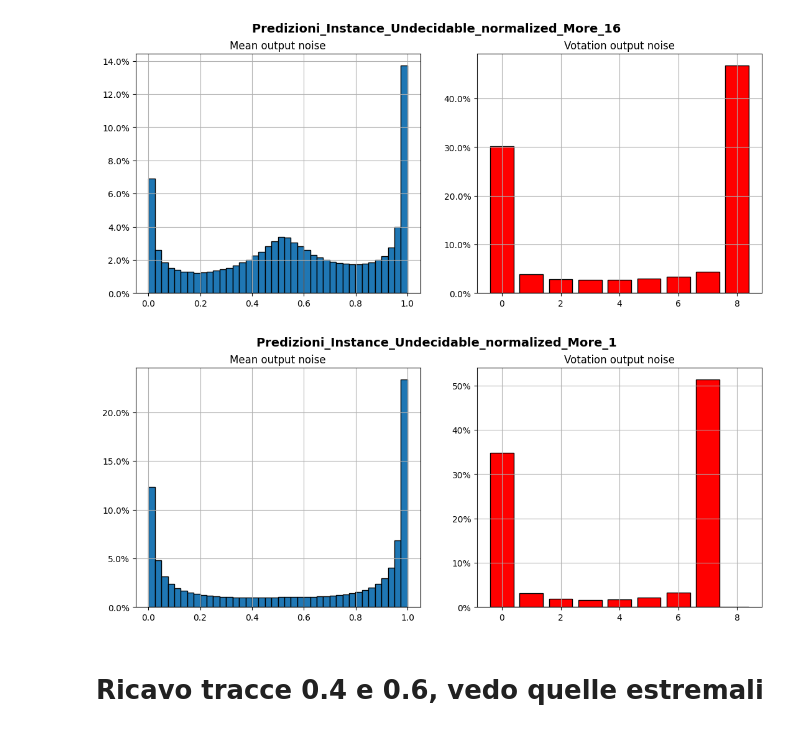
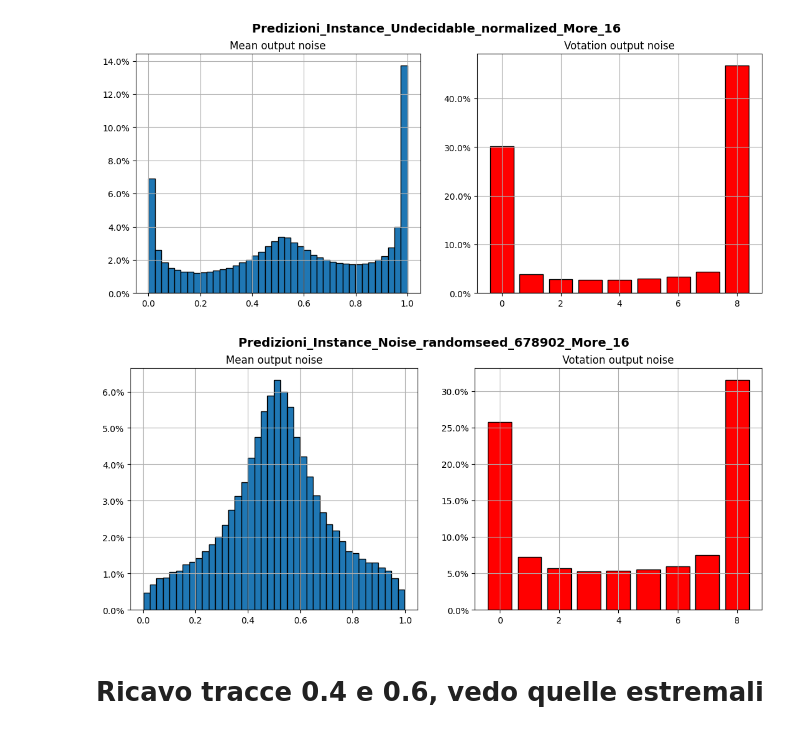
Before and after one commit to Nemenick/primoprogetto, a Jupyter notebook: Codici/_Predizioni_bag_plot.ipynb, the cells around one changed output. Drawn from its saved outputs; the diff is of its cells as text; code cells hidden in the pictures.

```diff
--- a/Codici/_Predizioni_bag_plot.ipynb
+++ b/Codici/_Predizioni_bag_plot.ipynb
@@ -449,42 +449,42 @@ import numpy as np
 from matplotlib.ticker import PercentFormatter
 import matplotlib.pyplot as plt
 
-# nome = "Predizioni_Instance_Noise_randomseed_678902_More_16"
-# pat = f"/home/silvia/Documents/GitHub/primoprogetto/Codici/Tentativi/More_16/{nome}.csv"
+nome = "Predizioni_Instance_Noise_randomseed_678902_More_16"
+pat = f"/home/silvia/Documents/GitHub/primoprogetto/Codici/Tentativi/More_16/{nome}.csv"
 
-nome = "Predizioni_Instance_Undecidable_normalized_More_1"
-pat = f"/home/silvia/Documents/GitHub/primoprogetto/Codici/Tentativi/More_1/{nome}.csv"
+# nome = "Predizioni_Instance_Undecidable_normalized_More_1"
+# pat = f"/home/silvia/Documents/GitHub/primoprogetto/Codici/Tentativi/More_1/{nome}.csv"
 
 datapd = pd.read_csv(pat)
 datapd = datapd.drop("traccia", axis=1)
 datapd = datapd.drop("y_Mano", axis=1)
 
 mean = datapd.mean(axis=1)
 mean
 df_bool = (datapd >=0.5)
 votation = df_bool.sum(axis=1)
 
 
 nbins = 40
 bin_edges = []
 # bin_edges = [-0.4,0.4,0.6,1.4,1.6,2.4,2.6,3.4,3.6,4.4,4.6,5.4,5.6,6.4,6.6,7.4]
 for i in range(9):
     bin_edges.append(-0.4+i)
     bin_edges.append(0.4+i)
 
 fig, axi = plt.subplots(1,2, figsize=(13,5))
 
 mean.hist(bins=40, edgecolor="black",   ax=axi[0],weights=np.ones(len(mean)) / len(mean))
 votation.hist(bins=bin_edges,edgecolor="black",   ax=axi[1],weights=np.ones(len(mean)) / len(mean), color = "red")
 axi[0].yaxis.set_major_formatter(PercentFormatter(1))
 axi[0].set_title("Mean output noise", wrap=True, loc='center')
 axi[1].yaxis.set_major_formatter(PercentFormatter(1))
 axi[1].set_title("Votation output noise", wrap=True)
 
 fig.suptitle(f"{nome} ", fontsize=14, fontweight='bold')
 plt.savefig(f"/home/silvia/Desktop/Immagini/{nome}.jpg")
 # %% [output]
-[figure, old version]
+[figure, new version]
 # %% [markdown]
 # Ricavo tracce 0.4 e 0.6, vedo quelle estremali
 # %%
```
Also changed, not shown: 5 other files.
